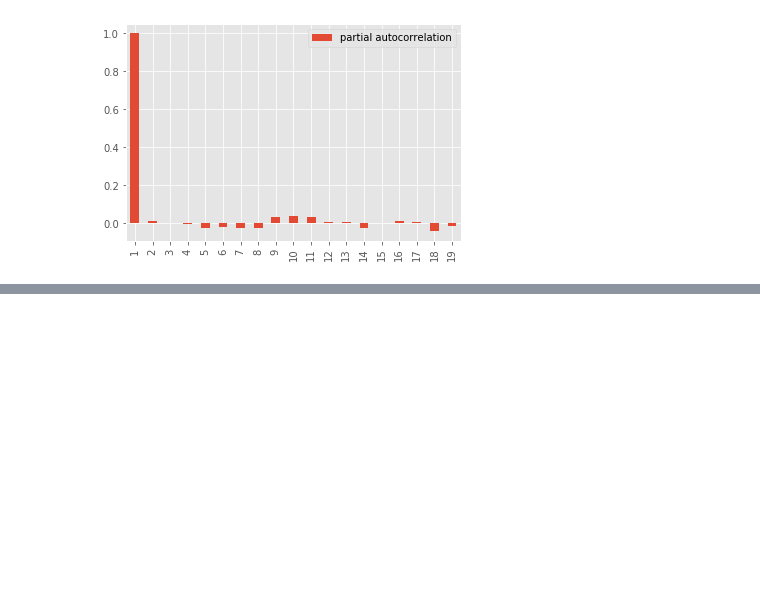
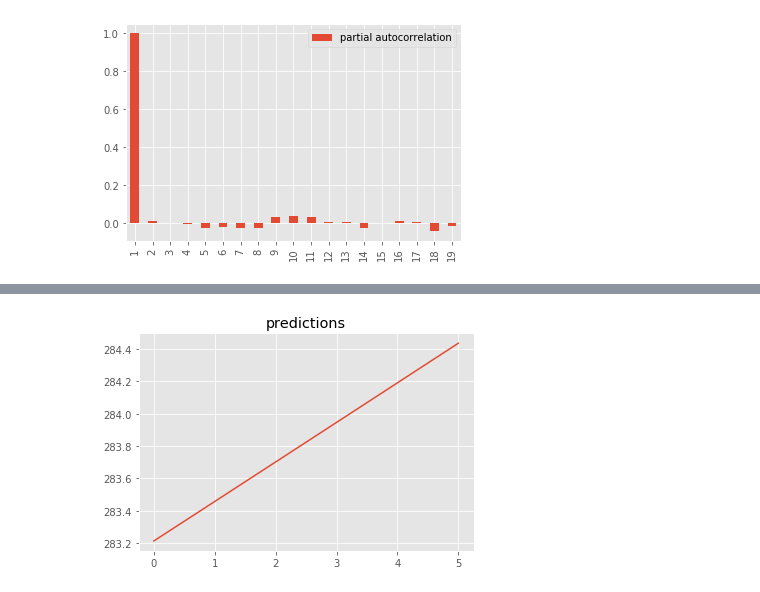
Before and after one commit to austinwilson1224/177, a Jupyter notebook: eda/final.ipynb, the cells around one changed output, grey strips where cells are left out. Saved outputs shown, nothing was run; the diff lists cells and outputs as text; code cells hidden in the pictures; blank space fills up the shorter version.

```diff
--- a/eda/final.ipynb
+++ b/eda/final.ipynb
@@ -402,0 +417,5 @@ test_df.columns = ['First difference autocorrelation']
+# %%
+price_matrix = log_aapl_price.as_matrix()
+model = ARIMA(price_matrix,(0,1,0))
+model_fit = model.fit(disp=0)
+print(model_fit.summary())
@@ -402,0 +437,9 @@ test_df.columns = ['First difference autocorrelation']
+# %%
+prediction = model_fit.predict(5110,5115,typ='levels')
+predictions_adj = np.exp(prediction)
+predictions_adj
+plt.plot(predictions_adj)
+plt.title('predictions')
+plt.show()
+# %% [output]
+[figure, added]
```
Also changed, not shown: parts of 5 cells of this notebook.
